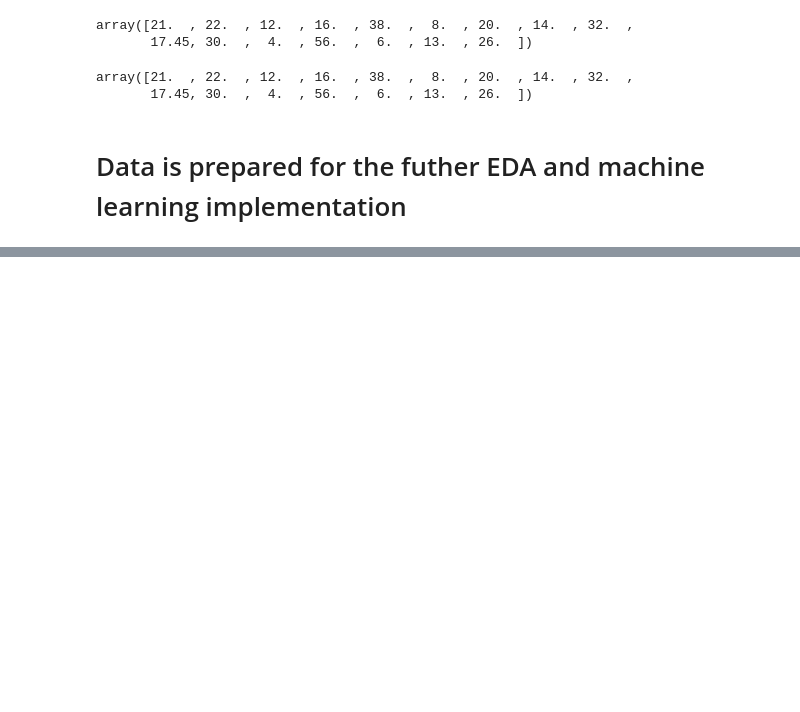
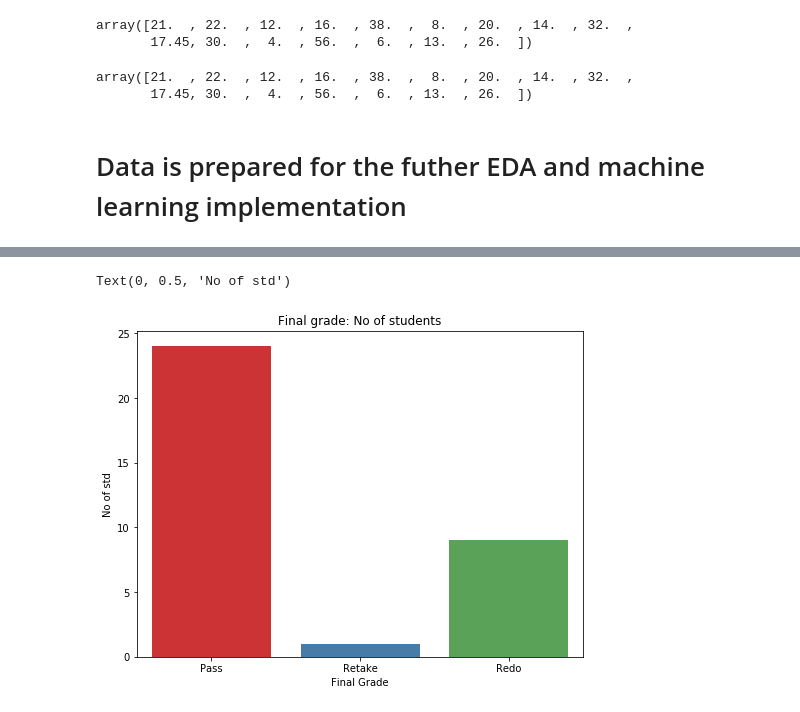
Before and after one commit to bayyaraghu/Usecase, a Jupyter notebook: Untitled.ipynb, the cells around one changed output, grey strips where cells are left out. Drawn from its saved outputs; the diff is of its cells as text; code cells hidden in the pictures; blank space fills up the shorter version.

```diff
--- a/Untitled.ipynb
+++ b/Untitled.ipynb
@@ -300,8 +300,11 @@ import matplotlib.pyplot as plt
 # %%
 # Final Grade countplot
 
 plt.figure(figsize=(8,6))
 sns.countplot(record.Finalgrades, order=["Pass", "Retake", "Redo" ], palette='Set1')
-plt.title("Final grade")
+plt.title("Final grade: No of students")
 plt.xlabel("Final Grade")
-plt.ylabel("no")
+plt.ylabel("No of std")
+# %% [output]
+Text(0, 0.5, 'No of std')
+[figure, added]
```
